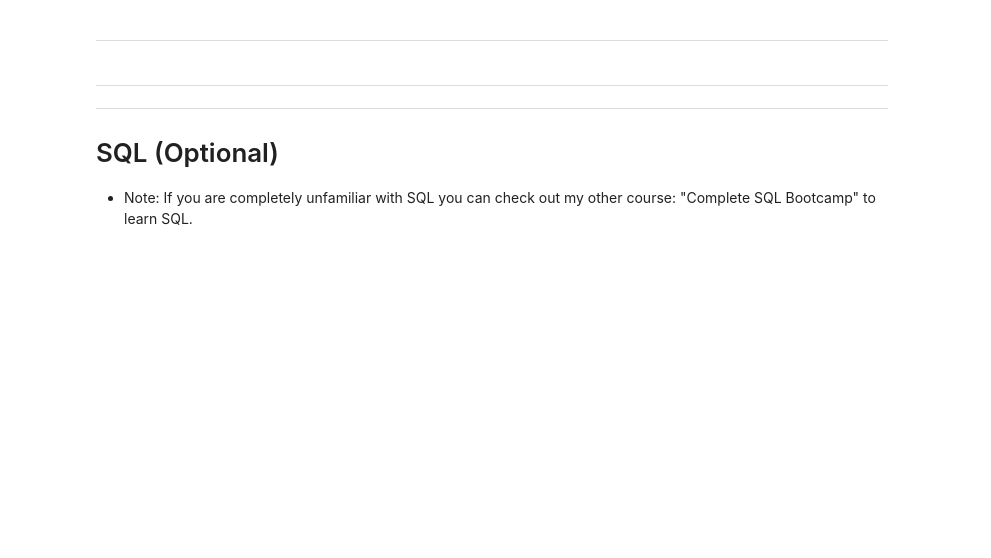
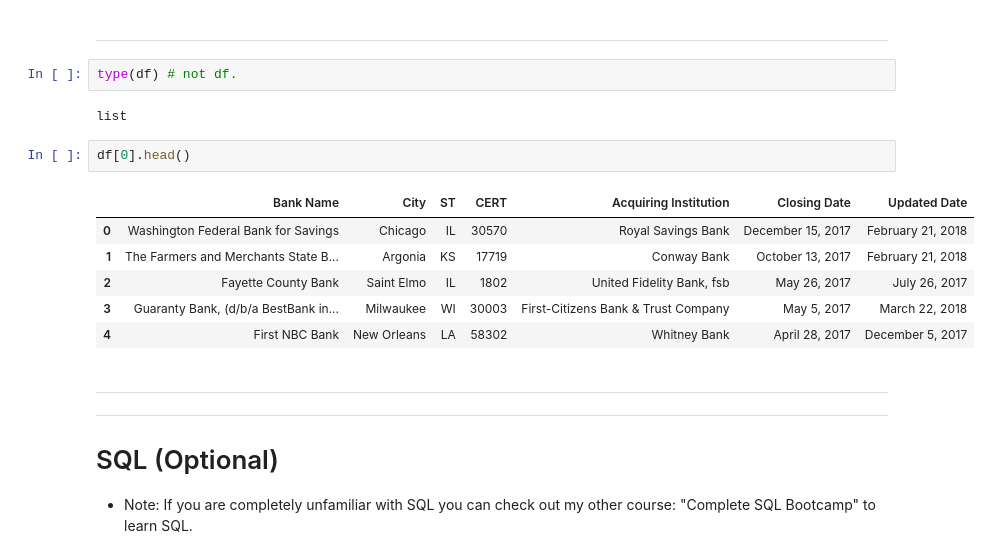
Before and after one commit to jessequinn/Udemy, a Jupyter notebook: Python_for_Data_Science_and_Machine_Learning/Python-for-Data-Analysis/Pandas/Data Input and Output.ipynb, the cells around one changed output. Drawn from its saved outputs; the diff is of its cells as text; blank space fills up the shorter version.

```diff
--- a/Python_for_Data_Science_and_Machine_Learning/Python-for-Data-Analysis/Pandas/Data Input and Output.ipynb
+++ b/Python_for_Data_Science_and_Machine_Learning/Python-for-Data-Analysis/Pandas/Data Input and Output.ipynb
@@ -87,5 +87,18 @@ df[0]
 # %% [markdown]
 ____
+# %%
+type(df) # not df.
+# %% [output]
+list
+# %%
+df[0].head()
+# %% [output]
+|  | Bank Name | City | ST | CERT | Acquiring Institution | Closing Date | Updated Date |
+| 0 | Washington Federal Bank for Savings | Chicago | IL | 30570 | Royal Savings Bank | December 15, 2017 | February 21, 2018 |
+| 1 | The Farmers and Merchants State B... | Argonia | KS | 17719 | Conway Bank | October 13, 2017 | February 21, 2018 |
+| 2 | Fayette County Bank | Saint Elmo | IL | 1802 | United Fidelity Bank, fsb | May 26, 2017 | July 26, 2017 |
+| 3 | Guaranty Bank, (d/b/a BestBank in... | Milwaukee | WI | 30003 | First-Citizens Bank & Trust Company | May 5, 2017 | March 22, 2018 |
+| 4 | First NBC Bank | New Orleans | LA | 58302 | Whitney Bank | April 28, 2017 | December 5, 2017 |
 # %% [markdown]
 _____
 _____
```
Also changed, not shown: parts of 5 cells of this notebook, 2 other files.
